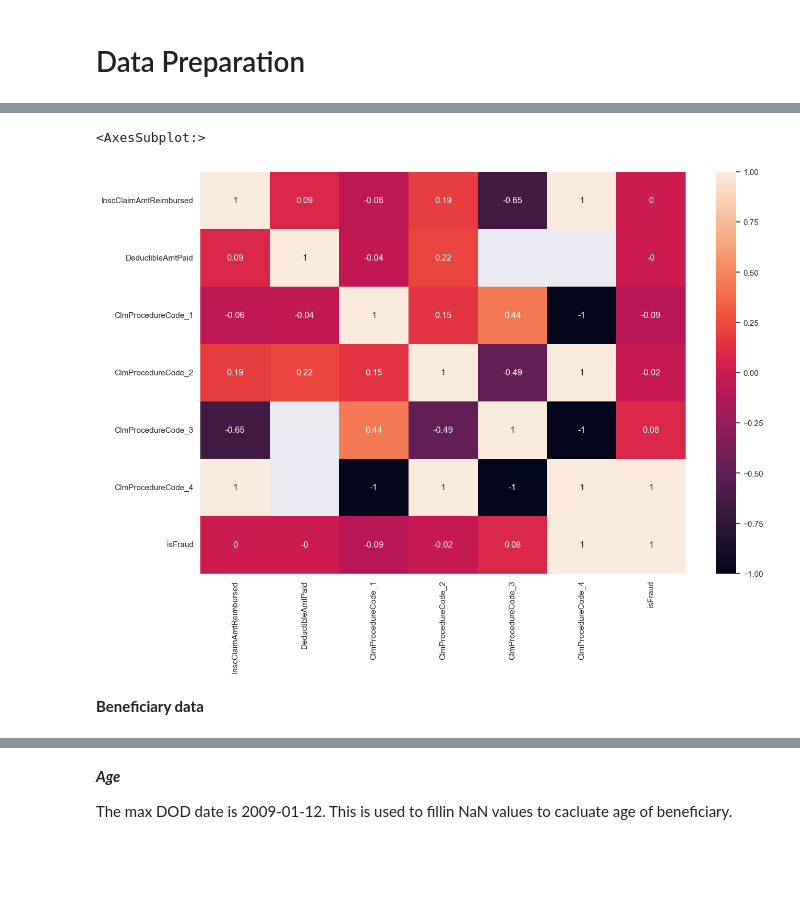
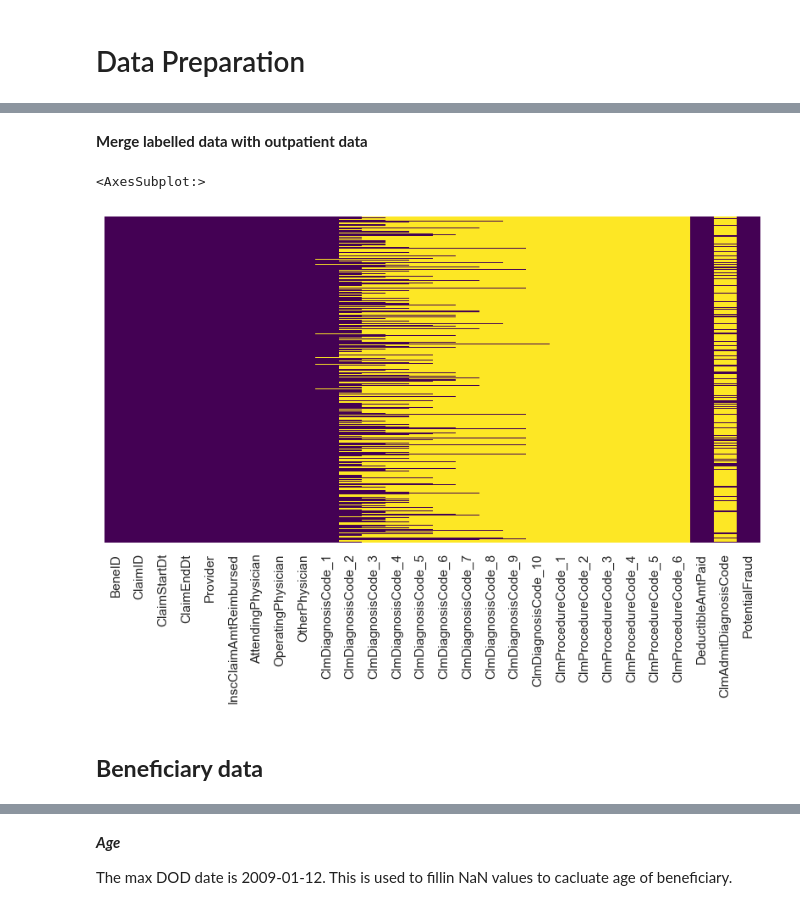
Before and after one commit to evkumar71/DataScience, a Jupyter notebook: Healtcare_fraud_detection.ipynb, the cells around one changed output, grey strips where cells are left out. Drawn from its saved outputs; the diff is of its cells as text; code cells hidden in the pictures; blank space fills up the shorter version.

```diff
--- a/Healtcare_fraud_detection.ipynb
+++ b/Healtcare_fraud_detection.ipynb
@@ -75,4 +150,0 @@ df_out_corr = df_out.loc[:, ['InscClaimAmtReimbursed', 'DeductibleAmtPaid',
-# %%
-df_out = df_out.merge(df_lab, how='left', left_on='Provider', right_on='Provider', suffixes=('_left', '_right'))
-# %%
-df_out['isFraud'] = df_out['PotentialFraud'].map({'Yes': 1, 'No': 0})
@@ -85,7 +151,17 @@ df_out_corr = round(df_out_corr, 2)
 # %%
-sns.heatmap(df_out_corr, annot=True)
+# sns.heatmap(df_out_corr, annot=True)
-# %% [output]
-<AxesSubplot:>
-[figure, removed]
+# %% [markdown]
+**Merge labelled data with outpatient data**
+# %%
+df_out = df_out.merge(df_lab, how='left', left_on='Provider', right_on='Provider')
+# %%
+df_out['AttendingPhysician'] = df_out['AttendingPhysician'].fillna("None")
+df_out['OperatingPhysician'] = df_out['OperatingPhysician'].fillna("None")
+df_out['OtherPhysician'] = df_out['OtherPhysician'].fillna("None")
+# %%
+sns.heatmap(df_out.isnull(),yticklabels=False,cbar=False,cmap='viridis')
+# %% [output]
+<AxesSubplot:>
+[figure, added]
 # %% [markdown]
-**Beneficiary data**
+## **Beneficiary data**
```
Also changed, not shown: parts of 43 cells of this notebook.
